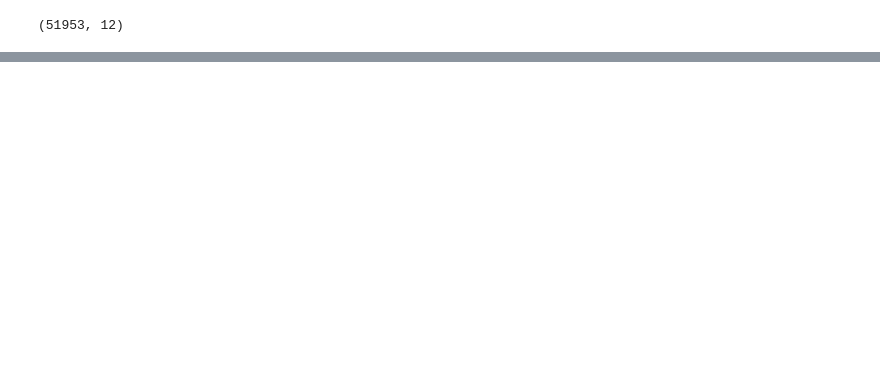
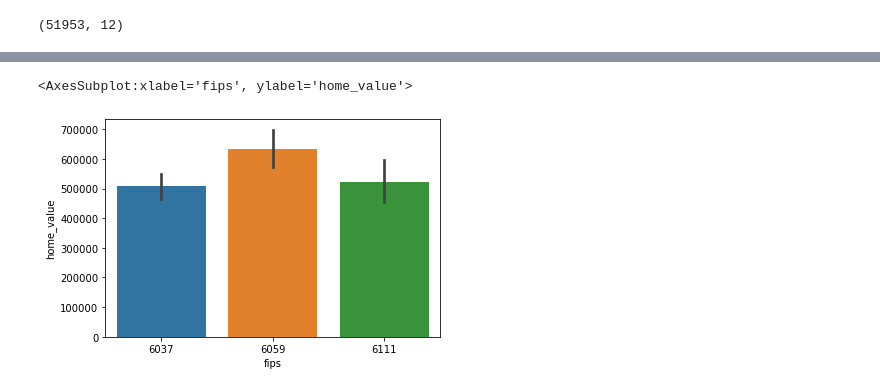
Before and after one commit to mil2tech/regression_project, a Jupyter notebook: zillow_project_work.ipynb, the cells around one changed output, grey strips where cells are left out. Saved outputs shown, nothing was run; the diff lists cells and outputs as text; code cells hidden in the pictures; blank space fills up the shorter version.

```diff
--- a/zillow_project_work.ipynb
+++ b/zillow_project_work.ipynb
@@ -161,0 +409,6 @@ df.shape
+# %%
+# Plot of the distribution of fips vs home value
+sns.barplot(x='fips', y='home_value', data=sample)
+# %% [output]
+<AxesSubplot:xlabel='fips', ylabel='home_value'>
+[figure, added]
```
Also changed, not shown: parts of 101 cells of this notebook, 1 other file.
